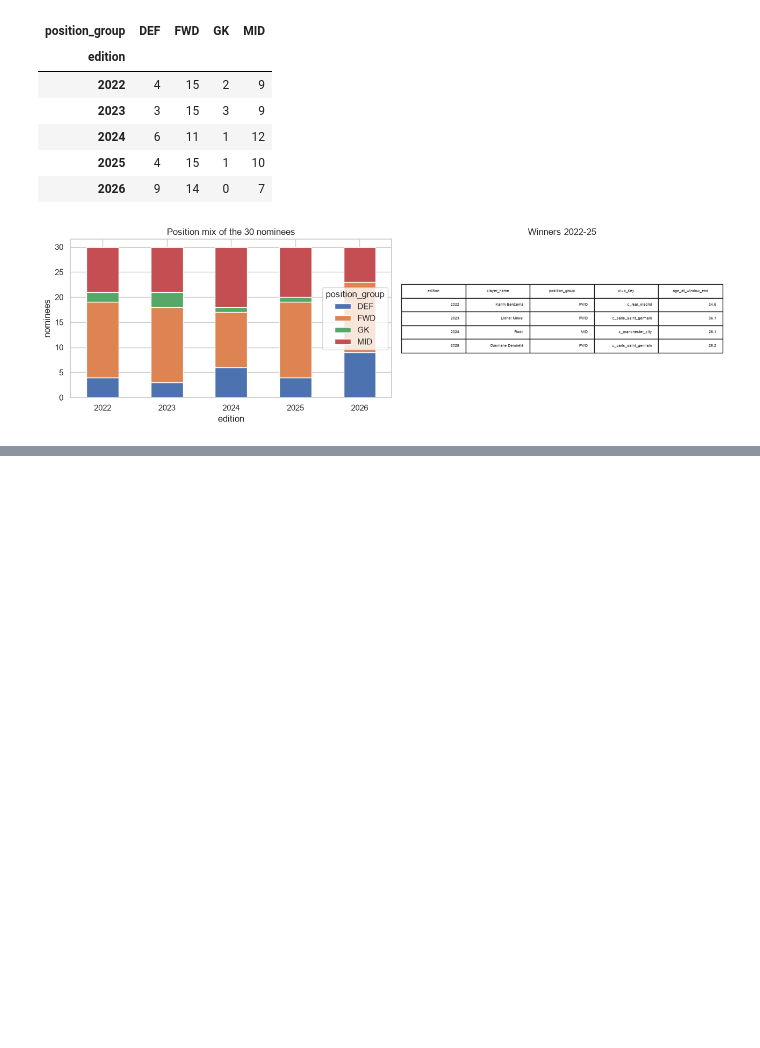
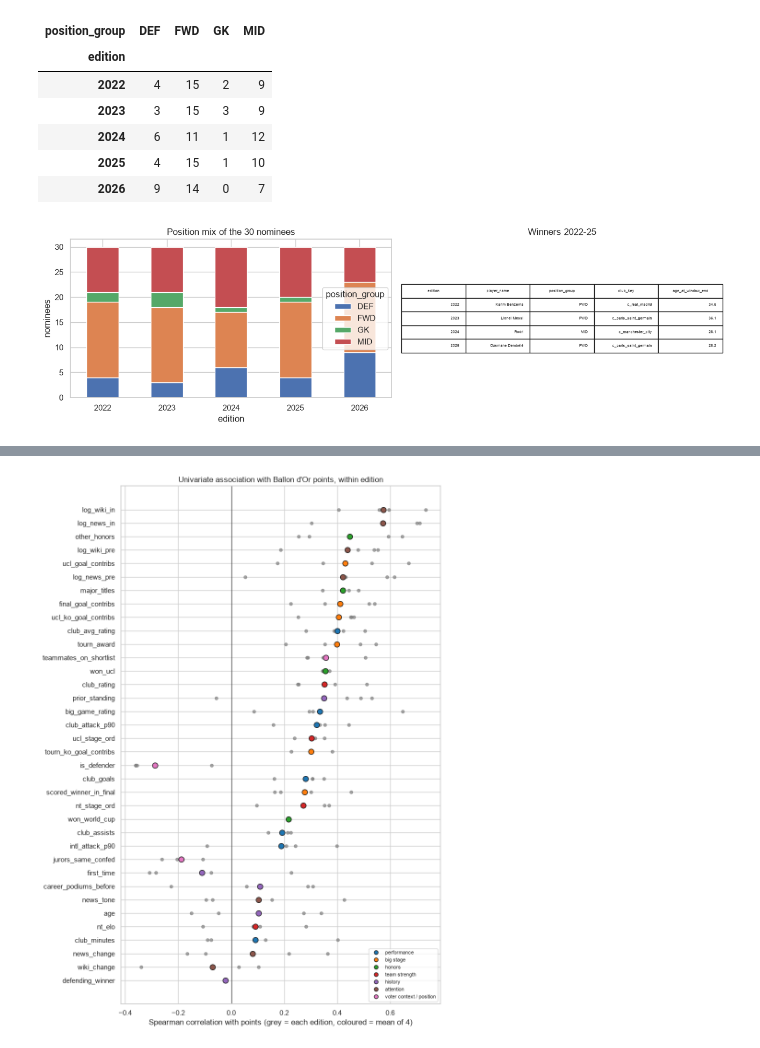
Before and after one commit to AswathKarthik10/predicting-the-ballon-dor, a Jupyter notebook: ballon_dor_2026.ipynb, the cells around one changed output, grey strips where cells are left out. Drawn from its saved outputs; the diff is of its cells as text; code cells hidden in the pictures; blank space fills up the shorter version.

```diff
--- a/ballon_dor_2026.ipynb
+++ b/ballon_dor_2026.ipynb
@@ -574,0 +738,26 @@ plt.show()
+# %%
+def spearman_by_edition(df: pd.DataFrame, features: list[str]) -> pd.DataFrame:
+    rows = {}
+    for ed, g in df.groupby("edition"):
+        rows[ed] = {f: stats.spearmanr(g[f], g["points"], nan_policy="omit")[0] if g[f].nunique() > 1 else np.nan for f in features}
+    return pd.DataFrame(rows)
+
+def within_edition_rank_pct(df: pd.DataFrame, cols: list[str]) -> pd.DataFrame:
+    return df.groupby("edition")[cols].rank(pct=True)
+
+per_ed = spearman_by_edition(lab, FEATURES)
+per_ed["mean"] = per_ed.mean(axis=1)
+per_ed["n_same_sign"] = [int((np.sign(per_ed.loc[f, [2022, 2023, 2024, 2025]].dropna()) == np.sign(per_ed.loc[f, "mean"])).sum()) for f in per_ed.index]
+
+pooled_x = within_edition_rank_pct(lab, FEATURES)
+pooled_y = lab.groupby("edition")["points"].rank(pct=True)
+pooled = pd.DataFrame({f: stats.spearmanr(pooled_x[f], pooled_y, nan_policy="omit") for f in FEATURES}, index=["rho_pooled", "p_value"]).T
+# Benjamini-Hochberg across the screened features
+order = pooled["p_value"].sort_values().index
+m = len(order)
+bh = (pooled.loc[order, "p_value"] * m / np.arange(1, m + 1))[::-1].cummin()[::-1].clip(upper=1)
+pooled["p_BH"] = bh
+screen = per_ed.join(pooled).join(pd.Series(GROUP_OF, name="group"))
+screen["abs_mean"] = screen["mean"].abs()
+screen = screen.sort_values("abs_mean", ascending=False)
+display(screen[["group", 2022, 2023, 2024, 2025, "mean", "n_same_sign", "rho_pooled", "p_value", "p_BH"]].round(3))
@@ -574,0 +782,20 @@ plt.show()
+# %%
+order = screen.index[::-1]
+palette = dict(zip(GROUPS, sns.color_palette("tab10", len(GROUPS))))
+fig, ax = plt.subplots(figsize=(9, 0.3 * len(order) + 1.5))
+for i, f in enumerate(order):
+    vals = screen.loc[f, [2022, 2023, 2024, 2025]].astype(float)
+    ax.scatter(vals, [i] * len(vals), s=22, color="grey", alpha=0.7, zorder=2)
+    ax.scatter(screen.loc[f, "mean"], i, s=70, color=palette[GROUP_OF[f]], edgecolor="k", zorder=3)
+ax.axvline(0, color="k", linewidth=0.8)
+ax.set_yticks(range(len(order)))
+ax.set_yticklabels(order)
+ax.set_xlabel("Spearman correlation with points (grey = each edition, coloured = mean of 4)")
+ax.set_title("Univariate association with Ballon d'Or points, within edition")
+handles = [plt.Line2D([0], [0], marker="o", linestyle="", color=c, markeredgecolor="k", label=g) for g, c in palette.items()]
+ax.legend(handles=handles, loc="lower right", fontsize=8)
+plt.tight_layout()
+plt.savefig("figures/eda/c_spearman_vs_points.png", dpi=140)
+plt.show()
+# %% [output]
+[figure, added]
```
Also changed, not shown: parts of 22 cells of this notebook, 9 other files.
